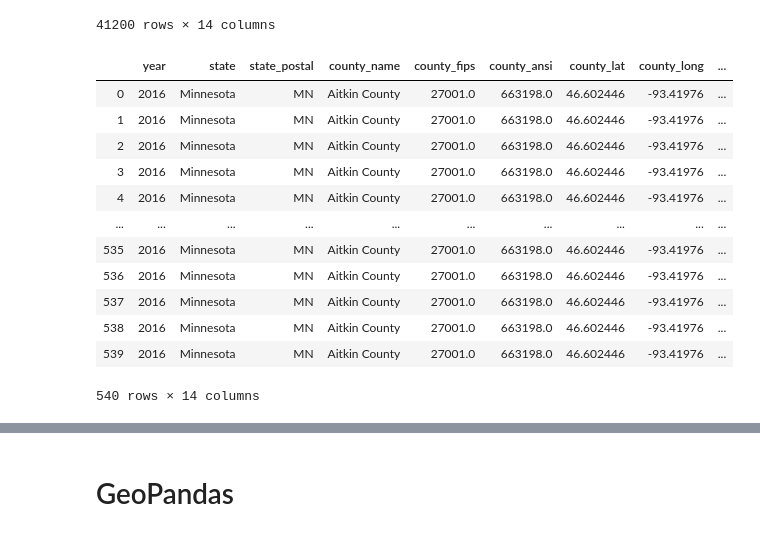
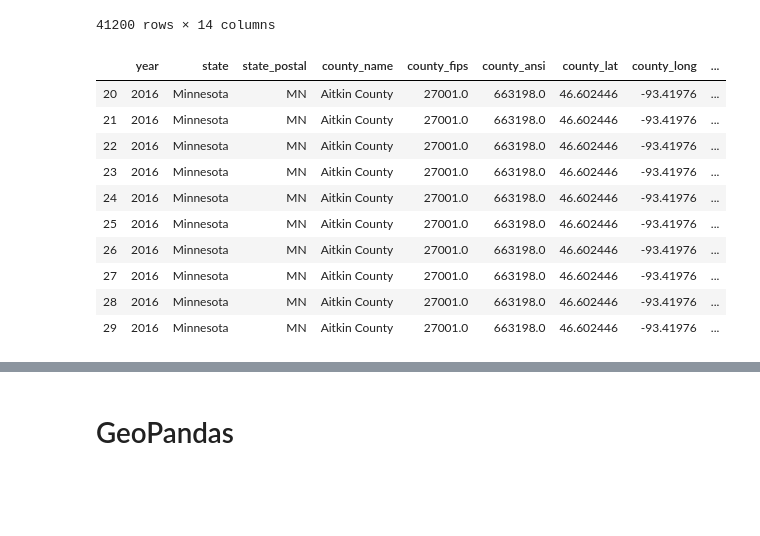
Before and after one commit to VallieTracy/Pres-Election-Partisan-Breakdown, a Jupyter notebook: precincts_main.ipynb, the cells around one changed output, grey strips where cells are left out. Saved outputs shown, nothing was run; the diff lists cells and outputs as text; code cells hidden in the pictures; blank space fills up the shorter version.

```diff
--- a/precincts_main.ipynb
+++ b/precincts_main.ipynb
@@ -177,19 +177,18 @@ merged_df
 | 41198 | 2016 | Minnesota | MN | Yellow Medicine County | 27173.0 | 659531.0 | 44.715736 | -95.862756 | ... |
 | 41199 | 2016 | Minnesota | MN | Yellow Medicine County | 27173.0 | 659531.0 | 44.715736 | -95.862756 | ... |
 41200 rows × 14 columns
-# %%
-merged_df[merged_df.county_fips == 27001.0 ]
-# %% [output]
-|  | year | state | state_postal | county_name | county_fips | county_ansi | county_lat | county_long | ... |
-| 0 | 2016 | Minnesota | MN | Aitkin County | 27001.0 | 663198.0 | 46.602446 | -93.41976 | ... |
-| 1 | 2016 | Minnesota | MN | Aitkin County | 27001.0 | 663198.0 | 46.602446 | -93.41976 | ... |
-| 2 | 2016 | Minnesota | MN | Aitkin County | 27001.0 | 663198.0 | 46.602446 | -93.41976 | ... |
-| 3 | 2016 | Minnesota | MN | Aitkin County | 27001.0 | 663198.0 | 46.602446 | -93.41976 | ... |
-| 4 | 2016 | Minnesota | MN | Aitkin County | 27001.0 | 663198.0 | 46.602446 | -93.41976 | ... |
-| ... | ... | ... | ... | ... | ... | ... | ... | ... | ... |
-| 535 | 2016 | Minnesota | MN | Aitkin County | 27001.0 | 663198.0 | 46.602446 | -93.41976 | ... |
-| 536 | 2016 | Minnesota | MN | Aitkin County | 27001.0 | 663198.0 | 46.602446 | -93.41976 | ... |
-| 537 | 2016 | Minnesota | MN | Aitkin County | 27001.0 | 663198.0 | 46.602446 | -93.41976 | ... |
-| 538 | 2016 | Minnesota | MN | Aitkin County | 27001.0 | 663198.0 | 46.602446 | -93.41976 | ... |
-| 539 | 2016 | Minnesota | MN | Aitkin County | 27001.0 | 663198.0 | 46.602446 | -93.41976 | ... |
-540 rows × 14 columns
+# %%
+#merged_df[merged_df.county_fips == 27001.0]
+merged_df[merged_df.precinct == 'BALL BLUFF TWP|15']
+# %% [output]
+|  | year | state | state_postal | county_name | county_fips | county_ansi | county_lat | county_long | ... |
+| 20 | 2016 | Minnesota | MN | Aitkin County | 27001.0 | 663198.0 | 46.602446 | -93.41976 | ... |
+| 21 | 2016 | Minnesota | MN | Aitkin County | 27001.0 | 663198.0 | 46.602446 | -93.41976 | ... |
+| 22 | 2016 | Minnesota | MN | Aitkin County | 27001.0 | 663198.0 | 46.602446 | -93.41976 | ... |
+| 23 | 2016 | Minnesota | MN | Aitkin County | 27001.0 | 663198.0 | 46.602446 | -93.41976 | ... |
+| 24 | 2016 | Minnesota | MN | Aitkin County | 27001.0 | 663198.0 | 46.602446 | -93.41976 | ... |
+| 25 | 2016 | Minnesota | MN | Aitkin County | 27001.0 | 663198.0 | 46.602446 | -93.41976 | ... |
+| 26 | 2016 | Minnesota | MN | Aitkin County | 27001.0 | 663198.0 | 46.602446 | -93.41976 | ... |
+| 27 | 2016 | Minnesota | MN | Aitkin County | 27001.0 | 663198.0 | 46.602446 | -93.41976 | ... |
+| 28 | 2016 | Minnesota | MN | Aitkin County | 27001.0 | 663198.0 | 46.602446 | -93.41976 | ... |
+| 29 | 2016 | Minnesota | MN | Aitkin County | 27001.0 | 663198.0 | 46.602446 | -93.41976 | ... |
```
Also changed, not shown: parts of 10 cells of this notebook, 2 other files.
